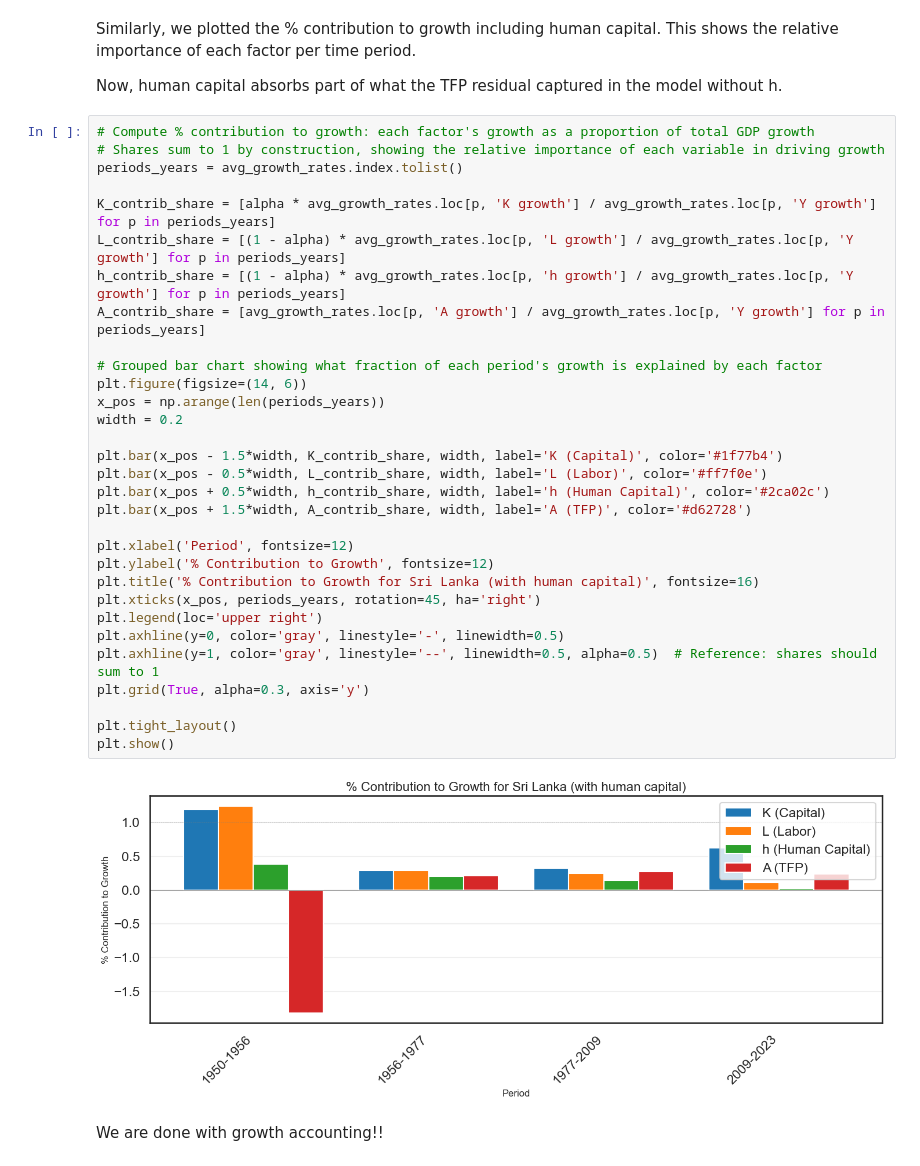
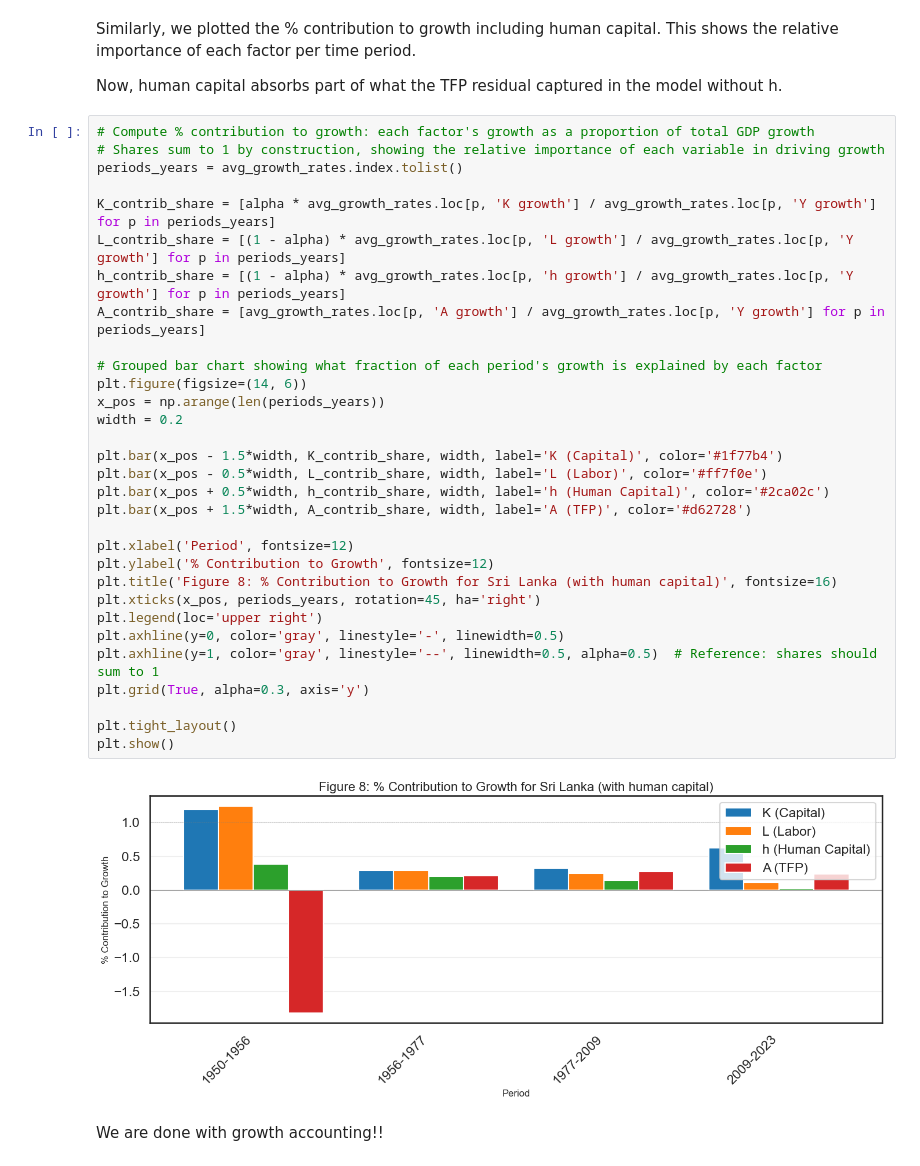
Before and after one commit to ikedasakii/EC2B1_group_project, a Jupyter notebook: find_GDP_trend_decades_copy.ipynb, the cells around one changed output. Drawn from its saved outputs; the diff is of its cells as text.

```diff
--- a/find_GDP_trend_decades_copy.ipynb
+++ b/find_GDP_trend_decades_copy.ipynb
@@ -969,35 +969,35 @@ Now, human capital absorbs part of what the TFP residual captured in the model w
 # Compute % contribution to growth: each factor's growth as a proportion of total GDP growth
 # Shares sum to 1 by construction, showing the relative importance of each variable in driving growth
 periods_years = avg_growth_rates.index.tolist()
 
 K_contrib_share = [alpha * avg_growth_rates.loc[p, 'K growth'] / avg_growth_rates.loc[p, 'Y growth'] for p in periods_years]
 L_contrib_share = [(1 - alpha) * avg_growth_rates.loc[p, 'L growth'] / avg_growth_rates.loc[p, 'Y growth'] for p in periods_years]
 h_contrib_share = [(1 - alpha) * avg_growth_rates.loc[p, 'h growth'] / avg_growth_rates.loc[p, 'Y growth'] for p in periods_years]
 A_contrib_share = [avg_growth_rates.loc[p, 'A growth'] / avg_growth_rates.loc[p, 'Y growth'] for p in periods_years]
 
 # Grouped bar chart showing what fraction of each period's growth is explained by each factor
 plt.figure(figsize=(14, 6))
 x_pos = np.arange(len(periods_years))
 width = 0.2
 
 plt.bar(x_pos - 1.5*width, K_contrib_share, width, label='K (Capital)', color='#1f77b4')
 plt.bar(x_pos - 0.5*width, L_contrib_share, width, label='L (Labor)', color='#ff7f0e')
 plt.bar(x_pos + 0.5*width, h_contrib_share, width, label='h (Human Capital)', color='#2ca02c')
 plt.bar(x_pos + 1.5*width, A_contrib_share, width, label='A (TFP)', color='#d62728')
 
 plt.xlabel('Period', fontsize=12)
 plt.ylabel('% Contribution to Growth', fontsize=12)
-plt.title('% Contribution to Growth for Sri Lanka (with human capital)', fontsize=16)
+plt.title('Figure 8: % Contribution to Growth for Sri Lanka (with human capital)', fontsize=16)
 plt.xticks(x_pos, periods_years, rotation=45, ha='right')
 plt.legend(loc='upper right')
 plt.axhline(y=0, color='gray', linestyle='-', linewidth=0.5)
 plt.axhline(y=1, color='gray', linestyle='--', linewidth=0.5, alpha=0.5)  # Reference: shares should sum to 1
 plt.grid(True, alpha=0.3, axis='y')
 
 plt.tight_layout()
 plt.show()
 # %% [output]
-[figure, old version]
+[figure, new version]
 # %% [markdown]
 We are done with growth accounting!!
 # %% [markdown]
```
Also changed, not shown: parts of 2 cells of this notebook.
